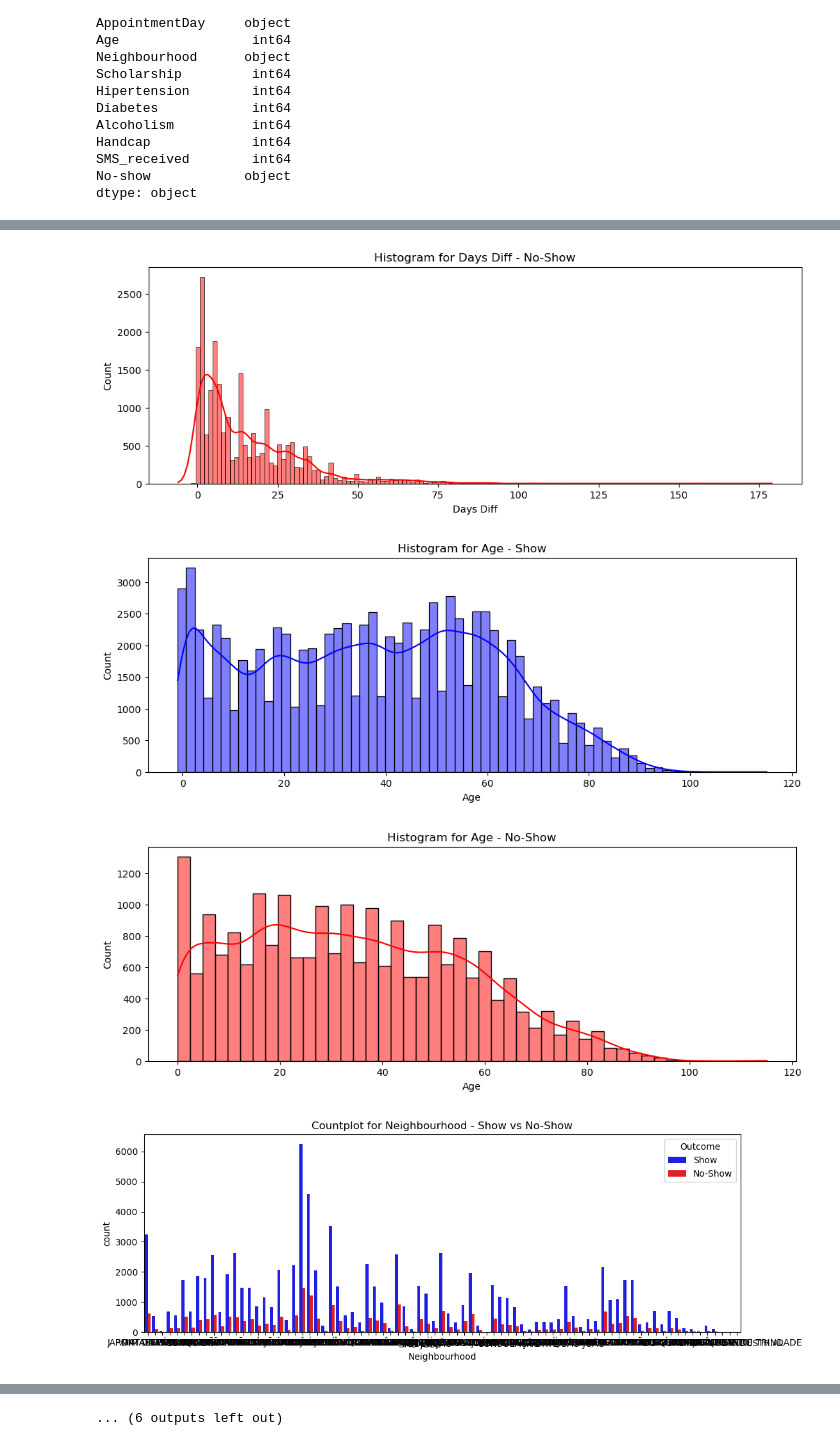
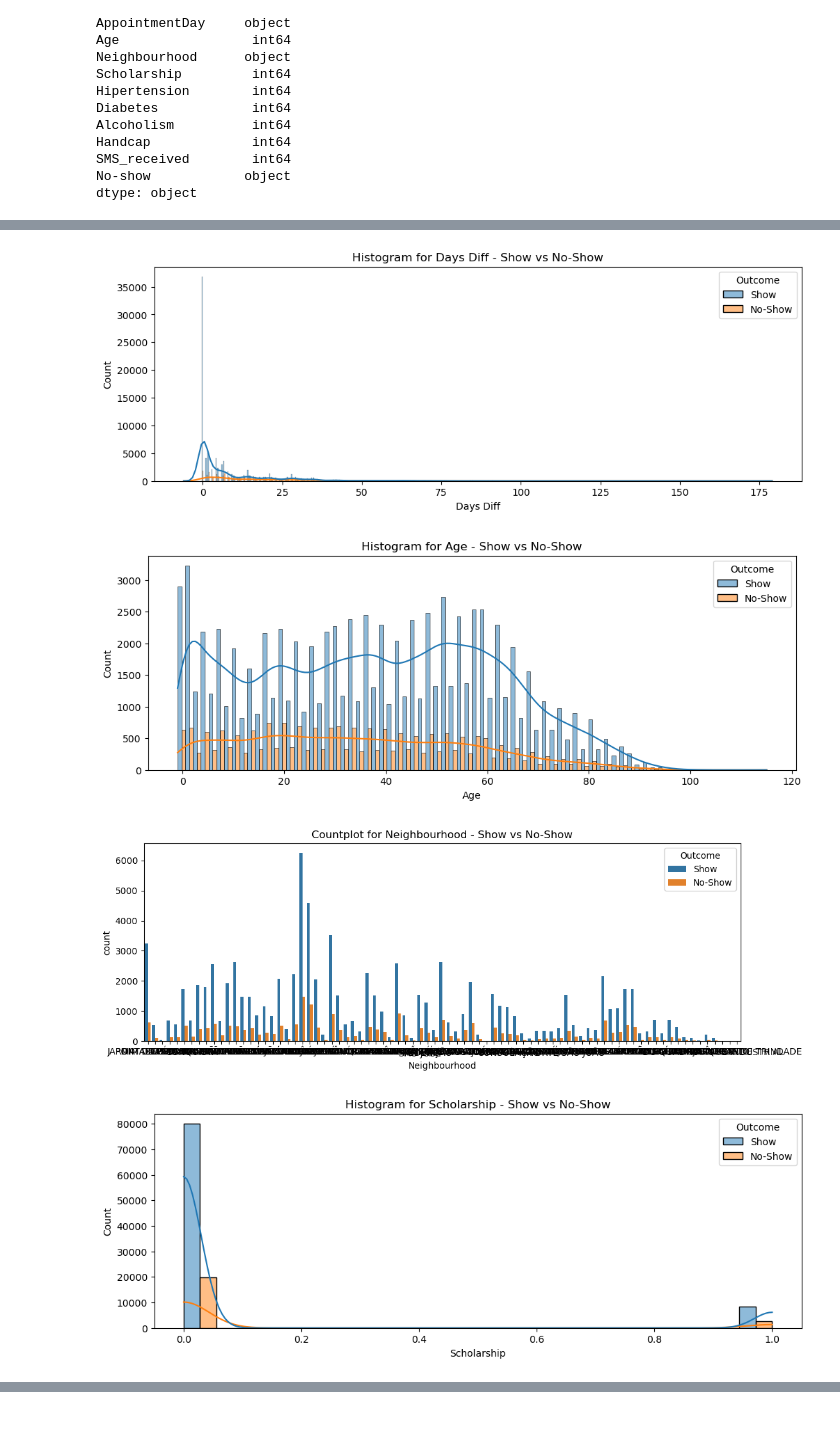
Before and after one commit to aconde11/final-project, a Jupyter notebook: New_Dataset_Clean+Explore.ipynb, the cells around one changed output, grey strips where cells are left out. Cells and saved outputs as stored; diff of their text form; code cells hidden in the pictures; blank space fills up the shorter version.

```diff
--- a/New_Dataset_Clean+Explore.ipynb
+++ b/New_Dataset_Clean+Explore.ipynb
@@ -130,6 +131,9 @@ noshow_df['Outcome'] = noshow_df['No-show']
 noshow_df = noshow_df.drop(columns=['No-show'])
 
 noshow_df['Outcome'] = noshow_df['Outcome'].map({'No':'Show', 'Yes':'No-Show'})
+
+# Drop Date columns
+noshow_df = noshow_df.drop(columns=['ScheduledDay','AppointmentDay'])
 # %%
 noshow_df
 # %% [output]
@@ -149,22 +169,17 @@ noshow_df
 # %%
-plot_df = noshow_df[['Days Diff', 'Age','Neighbourhood','Scholarship','Hipertension','Diabetes','Alcoholism','Handcap','SMS_received', 'Outcome']]
+plot_df = noshow_df[['Gender','Days Diff', 'Age','Neighbourhood','Scholarship','Hipertension','Diabetes','Alcoholism','Handcap','SMS_received', 'Outcome']]
 # %%
-# Plots
 for column in plot_df.columns:
     # Check if the column is numeric (int or float)
-    if pd.api.types.is_numeric_dtype(plot_df[column]):
-        # Create separate histograms for 'Show' and 'No-Show'
-        for outcome_value in plot_df['Outcome'].unique():
-            plt.figure(figsize=(12, 4))
-            subset_data = plot_df[plot_df['Outcome'] == outcome_value]
-            color = 'blue' if outcome_value == 'Show' else 'red'
-            sns.histplot(data=subset_data, x=column, kde=True, color=color)
-            plt.title(f'Histogram for {column} - {outcome_value}')
-            plt.show()
+    if pd.api.types.is_numeric_dtype(noshow_df[column]):
+        plt.figure(figsize=(12, 4))
+        sns.histplot(data=noshow_df, x=column, hue="Outcome", multiple="dodge", kde=True)
+        plt.title(f'Histogram for {column} - Show vs No-Show')
+        plt.show()
     else:
         # Handle categorical variables with countplot
         plt.figure(figsize=(12, 4))
-        sns.countplot(data=plot_df, x=column, hue="Outcome", palette={'Show': 'blue', 'No-Show': 'red'})
+        sns.countplot(data=noshow_df, x=column, hue="Outcome")
         plt.title(f'Countplot for {column} - Show vs No-Show')
         plt.show()
 # %% [output]
@@ -172,4 +187,4 @@ for column in plot_df.columns:
-[figure, old version]
+[figure, new version]
-[figure, old version]
+[figure, new version]
-[figure, old version]
+[figure, new version]
-[figure, old version]
+[figure, new version]
@@ -183 +196,0 @@ for column in plot_df.columns:
-... (6 outputs left out)
```
Also changed, not shown: parts of 5 cells of this notebook, 1 other file.
